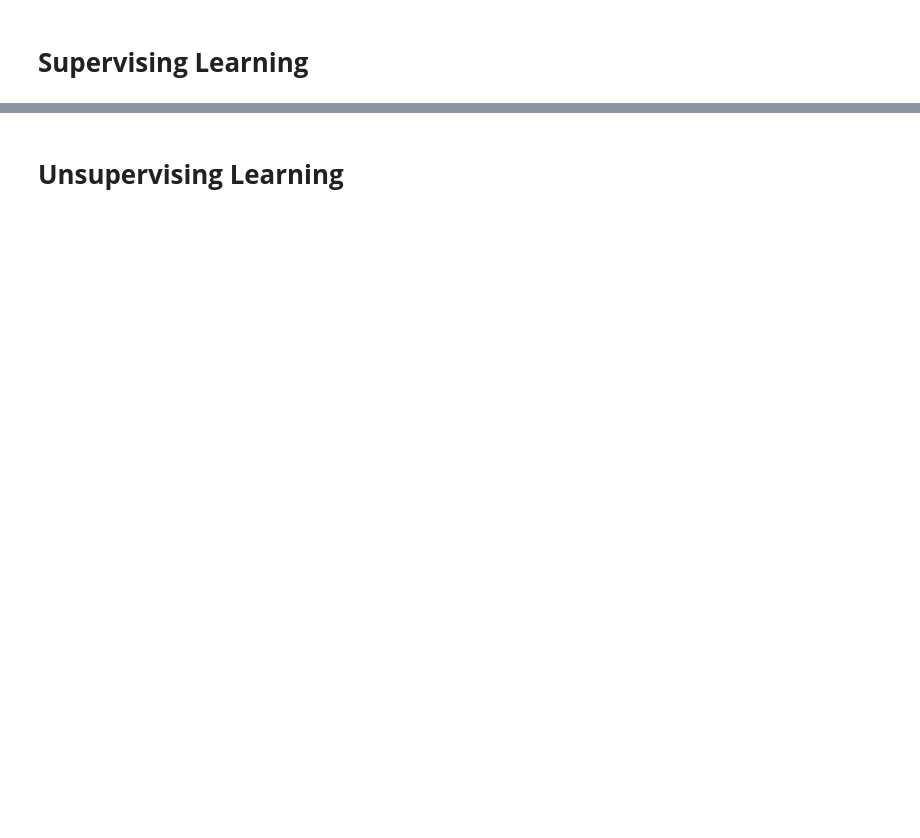
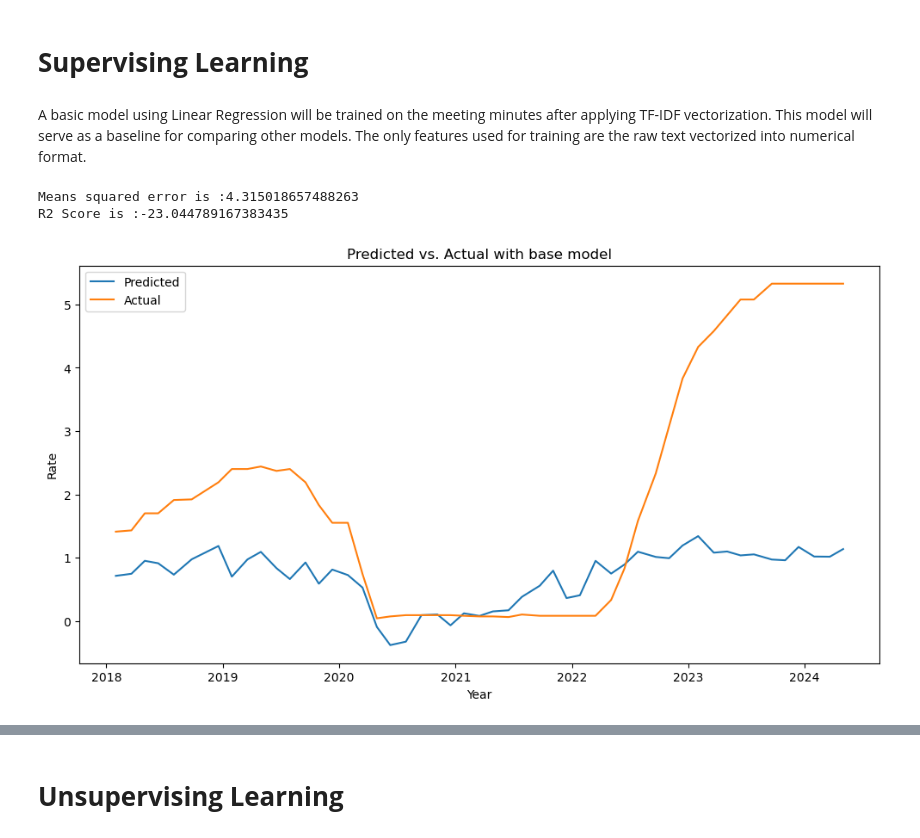
Before and after one commit to Cydia13526/s24-milestone2-team7-cspaarg-cydia-davidrez, a Jupyter notebook: project.ipynb, the cells around one changed output, grey strips where cells are left out. Saved outputs shown, nothing was run; the diff lists cells and outputs as text; code cells hidden in the pictures; blank space fills up the shorter version.

```diff
--- a/project.ipynb
+++ b/project.ipynb
@@ -209 +266,40 @@ X_train, X_test, y_train, y_test = train_test_split(X, y, test_size=0.2, random_
+# %% [markdown]
+A basic model using Linear Regression will be trained on the meeting minutes after applying TF-IDF vectorization. This model will serve as a baseline for comparing other models. The only features used for training are the raw text vectorized into numerical format.
+# %%
+# Perform TF-IDF Vectorizer on the training text corpus
+vectorizer = TfidfVectorizer()
+X_train = vectorizer.fit_transform(X_train.values)
+X_test = vectorizer.transform(X_test.values)
+
+# Set up model and fit
+base_model = LinearRegression()
+base_model.fit(X_train, y_train)
+
+
+# Predict, evaluate and plot
+y_pred = base_model.predict(X_test)
+mse = mean_squared_error(y_pred, y_test)
+r2 = r2_score(y_pred, y_test)
+print(f'Means squared error is :{mse}')
+print(f'R2 Score is :{r2}')
+
+# Set up dictionary in results to save information
+results['base_model_lr'] = {
+    'model': base_model,
+    'predicted': y_pred,
+    'mse': mse,
+    'r2': r2
+}
+plt.figure(figsize=(12,6))
+plt.plot(y.index[train_size:], y_pred, label='Predicted')
+plt.plot(y.index[train_size:], y_test, label='Actual')
+plt.title('Predicted vs. Actual with base model')
+plt.xlabel('Year')
+plt.ylabel('Rate')
+plt.legend()
+plt.show()
+# %% [output]
+Means squared error is :4.315018657488263
+R2 Score is :-23.044789167383435
+[figure, added]
 # %%
```
Also changed, not shown: parts of 9 cells of this notebook.
